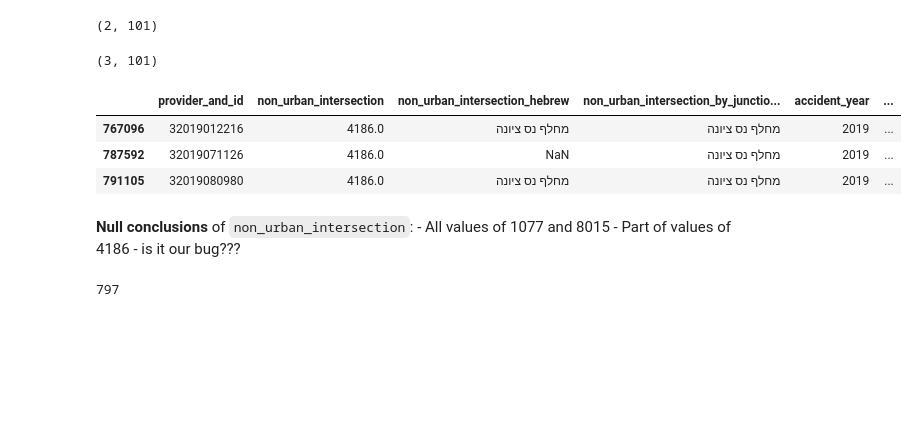
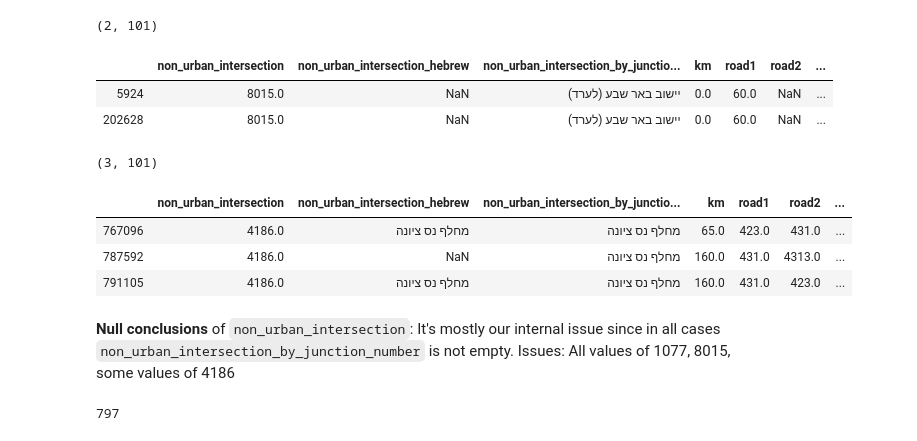
Before and after one commit to data-for-change/anyway-data-science, a Jupyter notebook: analysis_notebooks/markers_hebrew_mismatches_2019.ipynb, the cells around one changed output. Drawn from its saved outputs; the diff is of its cells as text; code cells hidden in the pictures; blank space fills up the shorter version.

```diff
--- a/analysis_notebooks/markers_hebrew_mismatches_2019.ipynb
+++ b/analysis_notebooks/markers_hebrew_mismatches_2019.ipynb
@@ -912,22 +928,26 @@ m_all[m_all['non_urban_intersection'] == 1077].shape
 m_all[m_all['non_urban_intersection'] == 8015].shape
 # %% [output]
 (2, 101)
+# %%
+m_all[m_all['non_urban_intersection'] == 8015][['non_urban_intersection','non_urban_intersection_hebrew','non_urban_intersection_by_junction_number','km','road1','road2','provider_and_id']]
+# %% [output]
+|  | non_urban_intersection | non_urban_intersection_hebrew | non_urban_intersection_by_junctio... | km | road1 | road2 | ... |
+| 5924 | 8015.0 | NaN | יישוב באר שבע (לערד) | 0.0 | 60.0 | NaN | ... |
+| 202628 | 8015.0 | NaN | יישוב באר שבע (לערד) | 0.0 | 60.0 | NaN | ... |
 # %%
 m_all[m_all['non_urban_intersection'] == 4186].shape
 # %% [output]
 (3, 101)
 # %%
-m_all[m_all['non_urban_intersection'] == 4186][['provider_and_id','non_urban_intersection','non_urban_intersection_hebrew','non_urban_intersection_by_junction_number','accident_year','km','road1','road2']]
-#m_all[m_all['non_urban_intersection'] == 4186]
+m_all[m_all['non_urban_intersection'] == 4186][['non_urban_intersection','non_urban_intersection_hebrew','non_urban_intersection_by_junction_number','km','road1','road2','provider_and_id']]
 # %% [output]
-|  | provider_and_id | non_urban_intersection | non_urban_intersection_hebrew | non_urban_intersection_by_junctio... | accident_year | ... |
-| 767096 | 32019012216 | 4186.0 | מחלף נס ציונה | מחלף נס ציונה | 2019 | ... |
-| 787592 | 32019071126 | 4186.0 | NaN | מחלף נס ציונה | 2019 | ... |
-| 791105 | 32019080980 | 4186.0 | מחלף נס ציונה | מחלף נס ציונה | 2019 | ... |
+|  | non_urban_intersection | non_urban_intersection_hebrew | non_urban_intersection_by_junctio... | km | road1 | road2 | ... |
+| 767096 | 4186.0 | מחלף נס ציונה | מחלף נס ציונה | 65.0 | 423.0 | 431.0 | ... |
+| 787592 | 4186.0 | NaN | מחלף נס ציונה | 160.0 | 431.0 | 4313.0 | ... |
+| 791105 | 4186.0 | מחלף נס ציונה | מחלף נס ציונה | 160.0 | 431.0 | 423.0 | ... |
 # %% [markdown]
-**Null conclusions** of `non_urban_intersection`:
-    - All values of 1077 and 8015
-    - Part of values of 4186 - is it our bug???
+**Null conclusions** of `non_urban_intersection`:  It's mostly our internal issue since in all cases `non_urban_intersection_by_junction_number` is not empty.
+ Issues: All values of 1077, 8015, some values of 4186
 # %%
 m_all['non_urban_intersection'].nunique()
 # %% [output]
```
Also changed, not shown: parts of 5 cells of this notebook, 1 other file.
